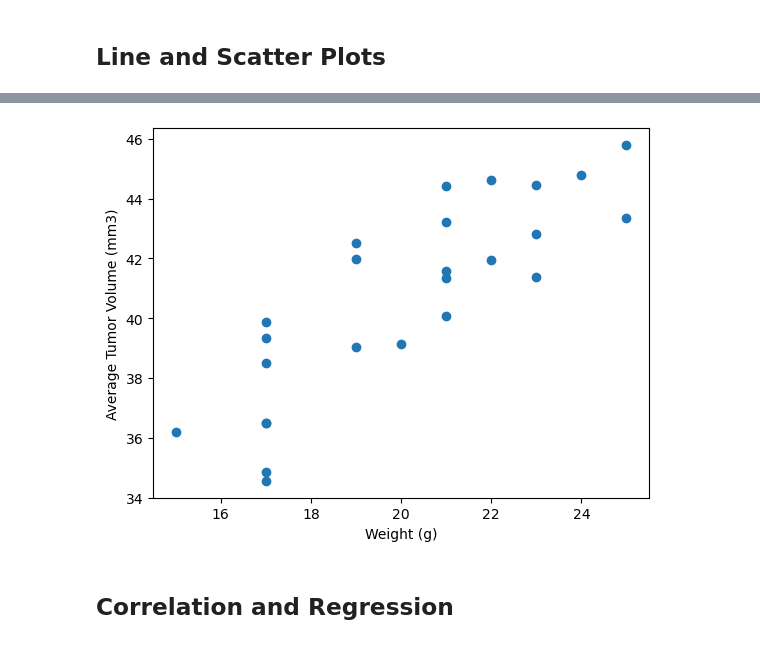
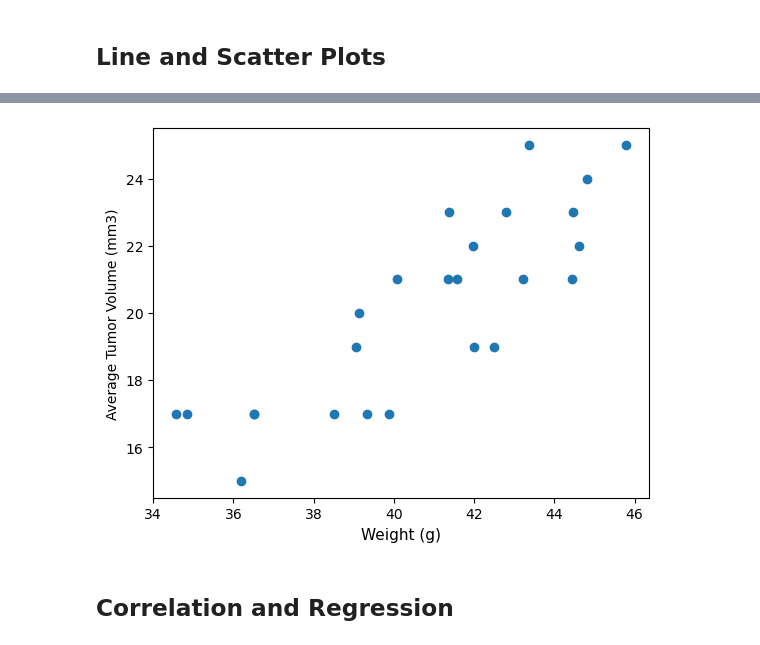
Before and after one commit to JBHinton/Pymaceuticals, a Jupyter notebook: Starter_Code/Pymaceuticals/Jacks Pyma Code.ipynb, the cells around one changed output, grey strips where cells are left out. Saved outputs shown, nothing was run; the diff lists cells and outputs as text; code cells hidden in the pictures.

```diff
--- a/Starter_Code/Pymaceuticals/Jacks Pyma Code.ipynb
+++ b/Starter_Code/Pymaceuticals/Jacks Pyma Code.ipynb
@@ -202,6 +282,11 @@ plt.ylabel("Sex");
 # %%
 # Generate a scatter plot of mouse weight vs. the average observed tumor volume for the entire Capomulin regimen
+capomulin_avg_tumor = clean_df[clean_df['Drug Regimen'] == 'Capomulin'].groupby('Mouse ID')['Tumor Volume (mm3)'].mean()
+capomulin_mouse_weight = clean_df[clean_df['Drug Regimen']=='Capomulin'].groupby('Mouse ID')['Weight (g)'].mean()
+plt.xlabel('Weight (g)',fontsize =11)
+plt.ylabel('Average Tumor Volume (mm3)')
+plt.scatter(capomulin_avg_tumor,capomulin_mouse_weight);
 # %% [output]
-[figure, old version]
+[figure, new version]
 # %% [markdown]
 ## Correlation and Regression
```
Also changed, not shown: parts of 9 cells of this notebook.
